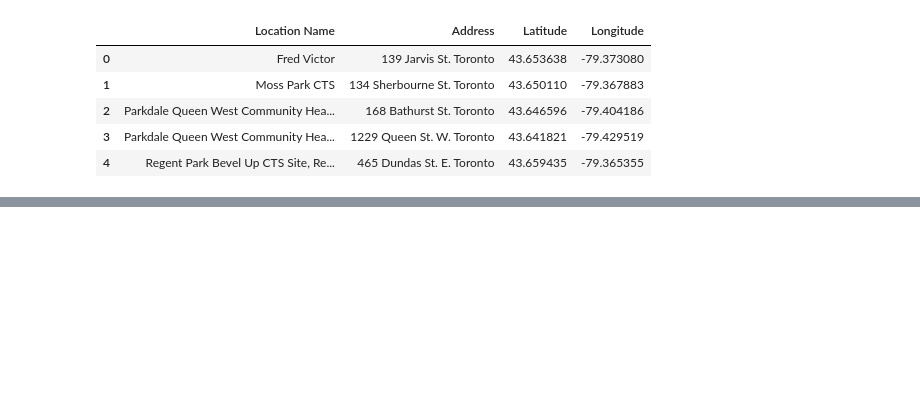
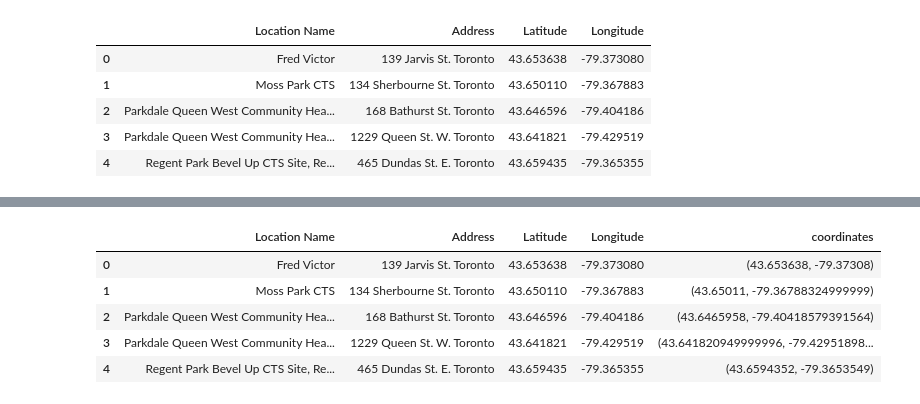
Before and after one commit to jayshah2111/team-algorithm-avengers, a Jupyter notebook: Injection_site_maps.ipynb, the cells around one changed output, grey strips where cells are left out. Drawn from its saved outputs; the diff is of its cells as text; code cells hidden in the pictures; blank space fills up the shorter version.

```diff
--- a/Injection_site_maps.ipynb
+++ b/Injection_site_maps.ipynb
@@ -154,0 +130,17 @@ map
+# %%
+# Create a map of Toronto
+from folium import Icon
+from folium import CircleMarker
+map = folium.Map(location=[43.6426, -79.3871],
+                   tiles='cartodbpositron',
+                   zoom_start=11)
+injection_site_coord = list(zip(injection_locations['Latitude'], injection_locations['Longitude']))
+needle_drop_coord = list(zip(needle_locations['Latitude'], needle_locations['Longitude']))
+
+# Add points to the map
+for lat, lon in injection_site_coord:
+    CircleMarker([lat, lon], radius=4, color='red', fill=True, fill_color='red', fill_opacity=1).add_to(map)
+for lat, lon in needle_drop_coord:
+    CircleMarker([lat, lon], radius=4, color='blue', fill=True, fill_color='blue', fill_opacity=1).add_to(map)
+
+map
@@ -154,0 +159,10 @@ map
+# %%
+needle_locations['coordinates'] = needle_drop_coord
+needle_locations.head()
+# %% [output]
+|  | Location Name | Address | Latitude | Longitude | coordinates |
+| 0 | Fred Victor | 139 Jarvis St. Toronto | 43.653638 | -79.373080 | (43.653638, -79.37308) |
+| 1 | Moss Park CTS | 134 Sherbourne St. Toronto | 43.650110 | -79.367883 | (43.65011, -79.36788324999999) |
+| 2 | Parkdale Queen West Community Hea... | 168 Bathurst St. Toronto | 43.646596 | -79.404186 | (43.6465958, -79.40418579391564) |
+| 3 | Parkdale Queen West Community Hea... | 1229 Queen St. W. Toronto | 43.641821 | -79.429519 | (43.641820949999996, -79.42951898... |
+| 4 | Regent Park Bevel Up CTS Site, Re... | 465 Dundas St. E. Toronto | 43.659435 | -79.365355 | (43.6594352, -79.3653549) |
```
Also changed, not shown: parts of 9 cells of this notebook, 5 other files.
